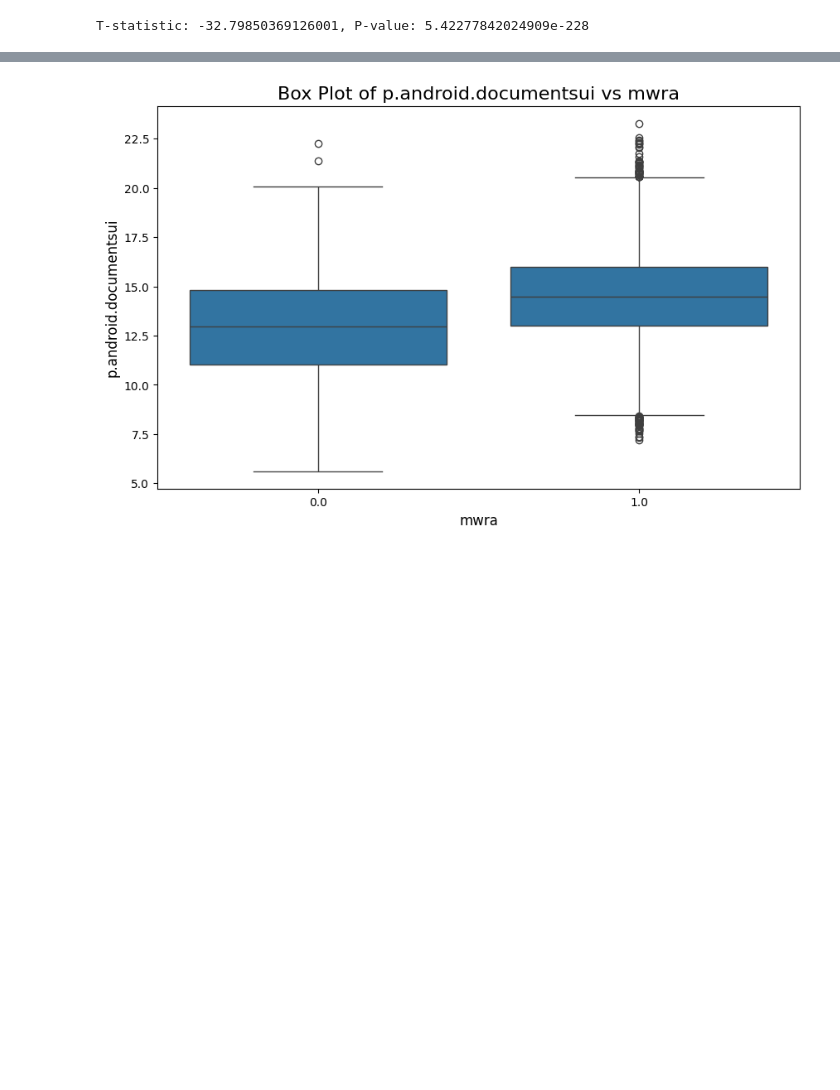
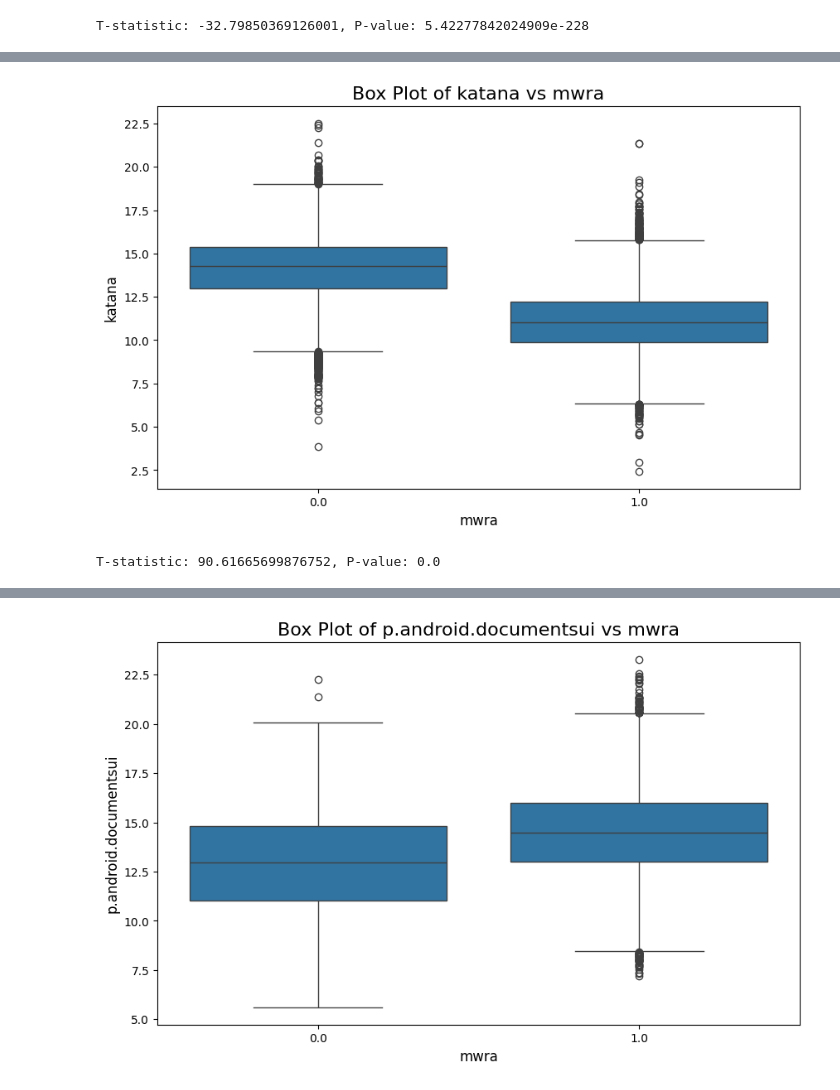
Before and after one commit to tomasswaier/IAU_project, a Jupyter notebook: 1partialcompletion.ipynb, the cells around one changed output, grey strips where cells are left out. Cells and saved outputs as stored; diff of their text form; code cells hidden in the pictures; blank space fills up the shorter version.

```diff
--- a/1partialcompletion.ipynb
+++ b/1partialcompletion.ipynb
@@ -380,0 +388,17 @@ T-statistic: -32.79850369126001, P-value: 5.42277842024909e-228
+# %%
+plt.figure(figsize=(10, 6))
+sns.boxplot(x='mwra', y='c.katana', data=df_connections)
+
+plt.title('Box Plot of katana vs mwra', fontsize=16)
+plt.xlabel('mwra', fontsize=12)
+plt.ylabel('katana', fontsize=12)
+
+plt.show()
+
+group1 = df_connections[df_connections['mwra'] == 0]['c.katana']
+group2 = df_connections[df_connections['mwra'] == 1]['c.katana']
+t_stat, p_value = stats.ttest_ind(group1, group2)
+print(f"T-statistic: {t_stat}, P-value: {p_value}")
+# %% [output]
+[figure, added]
+T-statistic: 90.61665699876752, P-value: 0.0
```
Also changed, not shown: parts of 18 cells of this notebook, 1 other file.
